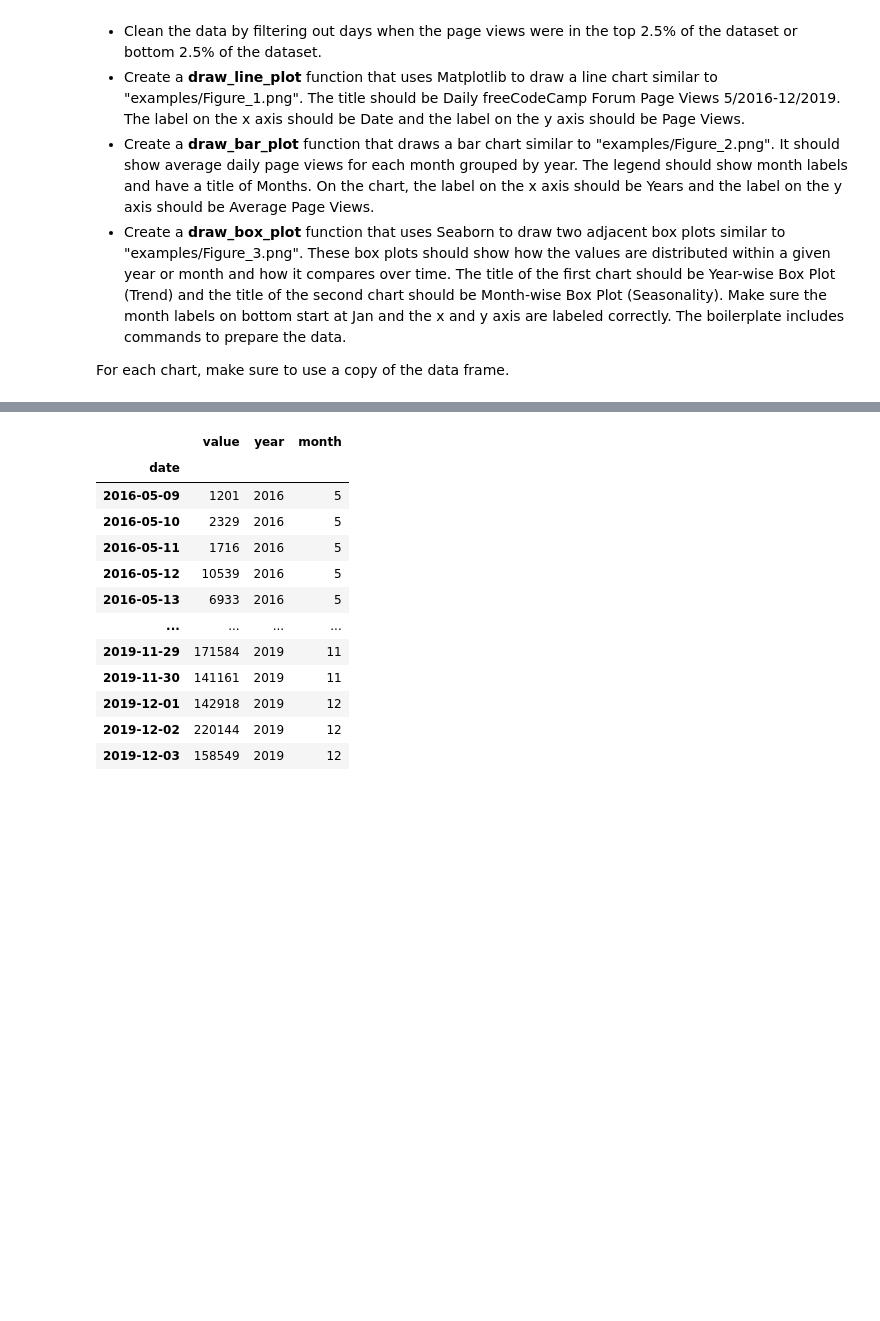
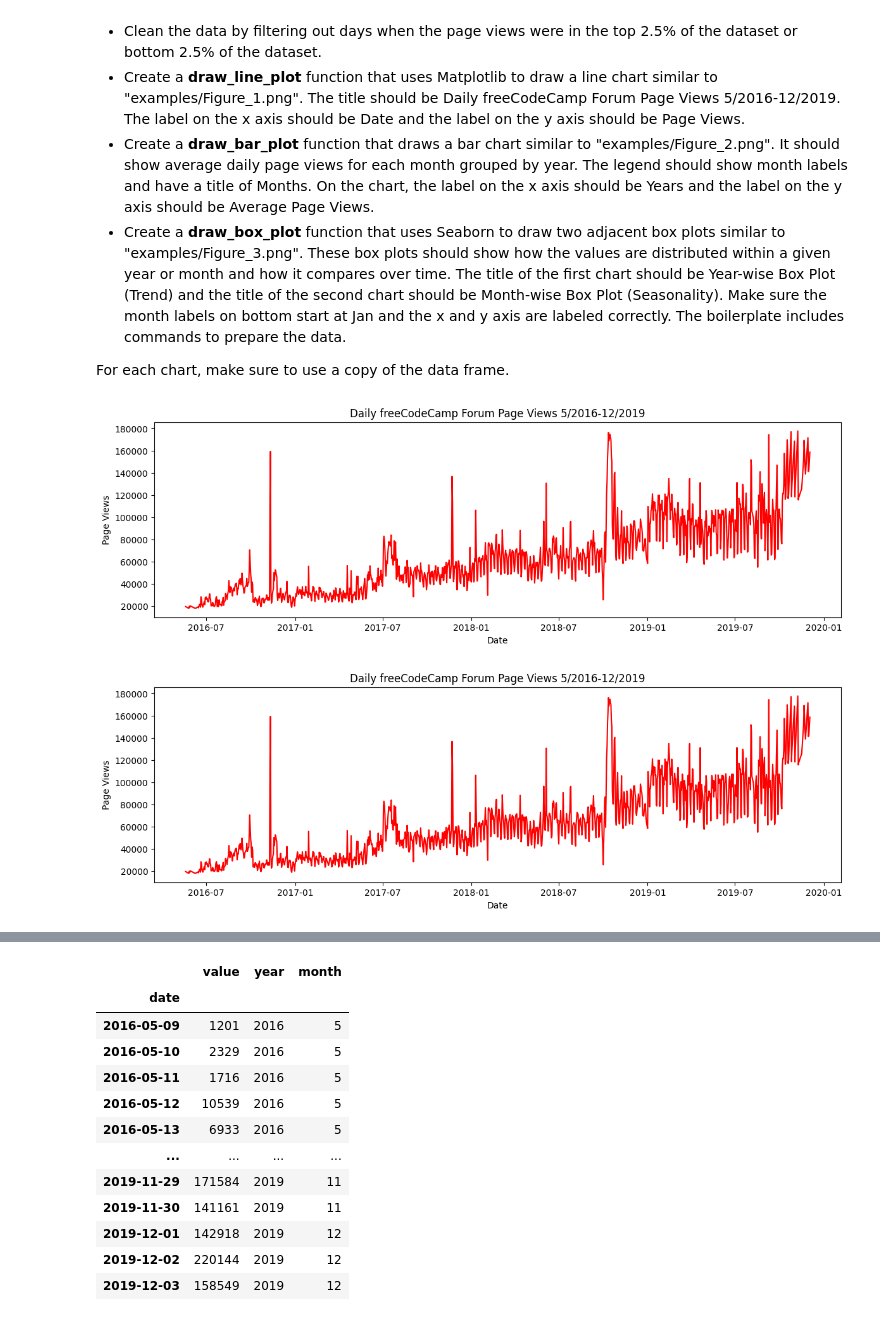
Before and after one commit to garlingz/boilerplate-page-view-time-series-visualizer, a Jupyter notebook: notebook.ipynb, the cells around one changed output, grey strips where cells are left out. Saved outputs shown, nothing was run; the diff lists cells and outputs as text; code cells hidden in the pictures; blank space fills up the shorter version.

```diff
--- a/notebook.ipynb
+++ b/notebook.ipynb
@@ -82,0 +30,25 @@ def draw_box_plot():
+# %%
+
+def draw_line_plot():
+#       Setting up the figure
+    lineplot_df = df.copy()
+    fig = plt.figure(figsize=(14, 4))
+    ax = plt.gca()
+    ax.set_xlabel('Date')
+    ax.set_ylabel('Page Views')
+    ax.set_title('Daily freeCodeCamp Forum Page Views 5/2016-12/2019')
+#       Generating the figure
+    dates = lineplot_df.index
+    values = lineplot_df['value']
+
+    ax.plot(dates, values, color= 'red')
+
+
+#       Save image and return fig (don't change this part)
+    fig.savefig('line_plot.png')
+    return fig
+
+draw_line_plot()
+# %% [output]
+[figure, added]
+[figure, added]
```
Also changed, not shown: parts of 4 cells of this notebook, 2 other files.
